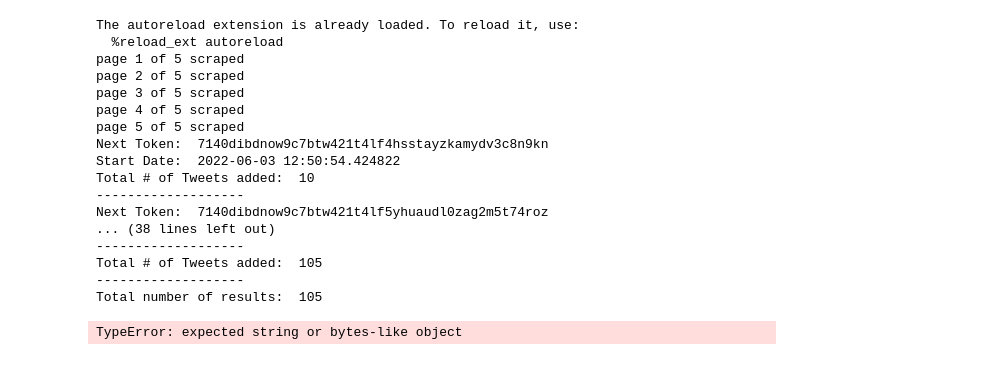
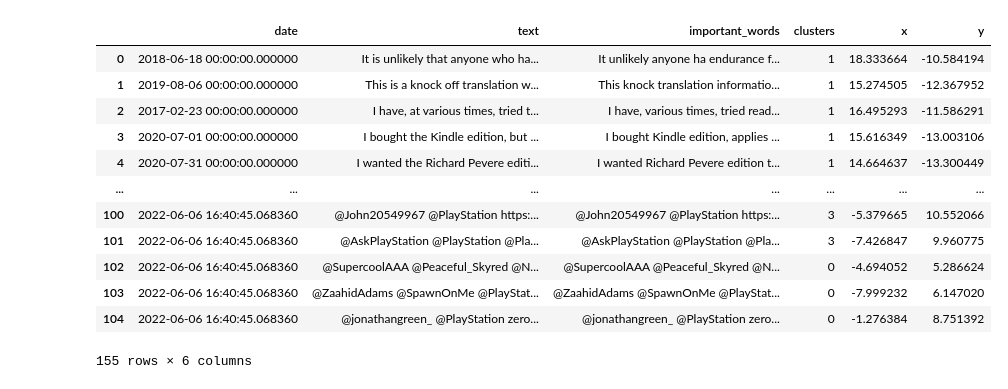
Before and after one commit to mfcorredor/DeepFeelings, a Jupyter notebook: notebooks/Workflow.ipynb, the cells around one changed output. Drawn from its saved outputs; the diff is of its cells as text; code cells hidden in the pictures.

```diff
--- a/notebooks/Workflow.ipynb
+++ b/notebooks/Workflow.ipynb
@@ -21,28 +72,21 @@ get_sentiment()
+# %%
+data
+# %% [output]
+|  | date | text | important_words | clusters | x | y |
+| 0 | 2018-06-18 00:00:00.000000 | It is unlikely that anyone who ha... | It unlikely anyone ha endurance f... | 1 | 18.333664 | -10.584194 |
+| 1 | 2019-08-06 00:00:00.000000 | This is a knock off translation w... | This knock translation informatio... | 1 | 15.274505 | -12.367952 |
+| 2 | 2017-02-23 00:00:00.000000 | I have, at various times, tried t... | I have, various times, tried read... | 1 | 16.495293 | -11.586291 |
+| 3 | 2020-07-01 00:00:00.000000 | I bought the Kindle edition, but ... | I bought Kindle edition, applies ... | 1 | 15.616349 | -13.003106 |
+| 4 | 2020-07-31 00:00:00.000000 | I wanted the Richard Pevere editi... | I wanted Richard Pevere edition t... | 1 | 14.664637 | -13.300449 |
+| ... | ... | ... | ... | ... | ... | ... |
+| 100 | 2022-06-06 16:40:45.068360 | @John20549967 @PlayStation https:... | @John20549967 @PlayStation https:... | 3 | -5.379665 | 10.552066 |
+| 101 | 2022-06-06 16:40:45.068360 | @AskPlayStation @PlayStation @Pla... | @AskPlayStation @PlayStation @Pla... | 3 | -7.426847 | 9.960775 |
+| 102 | 2022-06-06 16:40:45.068360 | @SupercoolAAA @Peaceful_Skyred @N... | @SupercoolAAA @Peaceful_Skyred @N... | 0 | -4.694052 | 5.286624 |
+| 103 | 2022-06-06 16:40:45.068360 | @ZaahidAdams @SpawnOnMe @PlayStat... | @ZaahidAdams @SpawnOnMe @PlayStat... | 0 | -7.999232 | 6.147020 |
+| 104 | 2022-06-06 16:40:45.068360 | @jonathangreen_ @PlayStation zero... | @jonathangreen_ @PlayStation zero... | 0 | -1.276384 | 8.751392 |
+155 rows × 6 columns
 # %%
-from sentiment_class import preproc_sentiment_model
-%load_ext autoreload
-%autoreload 2
+import tensorflow_hub as hub
 
-product_id = ["1400079985"]
-user_name = "PlayStation"
-
-preproc_sentiment_model(product_id, user_name, 100)
+model_url = "https://tfhub.dev/google/universal-sentence-encoder/4"
+model = hub.load(model_url)
-# %% [output]
-The autoreload extension is already loaded. To reload it, use:
-  %reload_ext autoreload
-page 1 of 5 scraped
-page 2 of 5 scraped
-page 3 of 5 scraped
-page 4 of 5 scraped
-page 5 of 5 scraped
-Next Token:  7140dibdnow9c7btw421t4lf4hsstayzkamydv3c8n9kn
-Start Date:  2022-06-03 12:50:54.424822
-Total # of Tweets added:  10
--------------------
-Next Token:  7140dibdnow9c7btw421t4lf5yhuaudl0zag2m5t74roz
-... (38 lines left out)
--------------------
-Total # of Tweets added:  105
--------------------
-Total number of results:  105
-TypeError: expected string or bytes-like object
```
Also changed, not shown: parts of 7 cells of this notebook, 8 other files.
